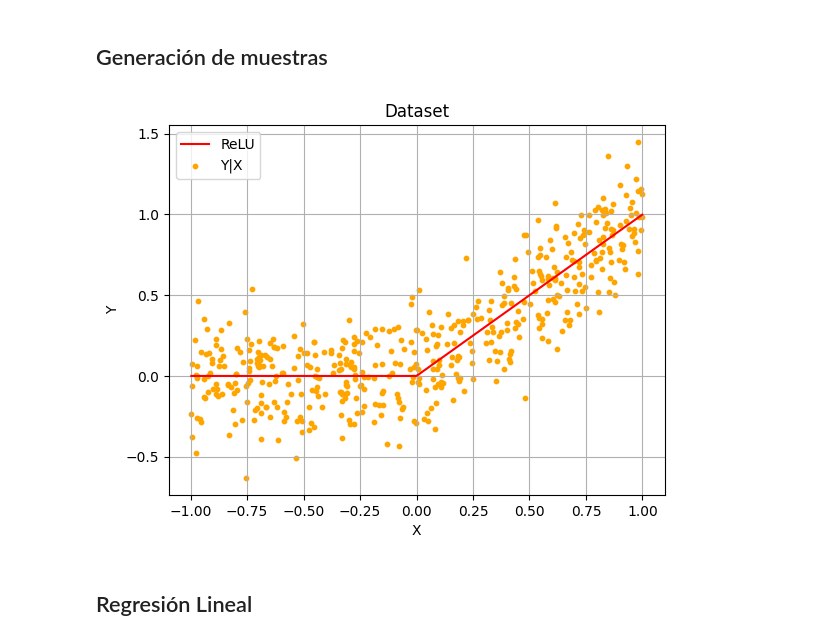
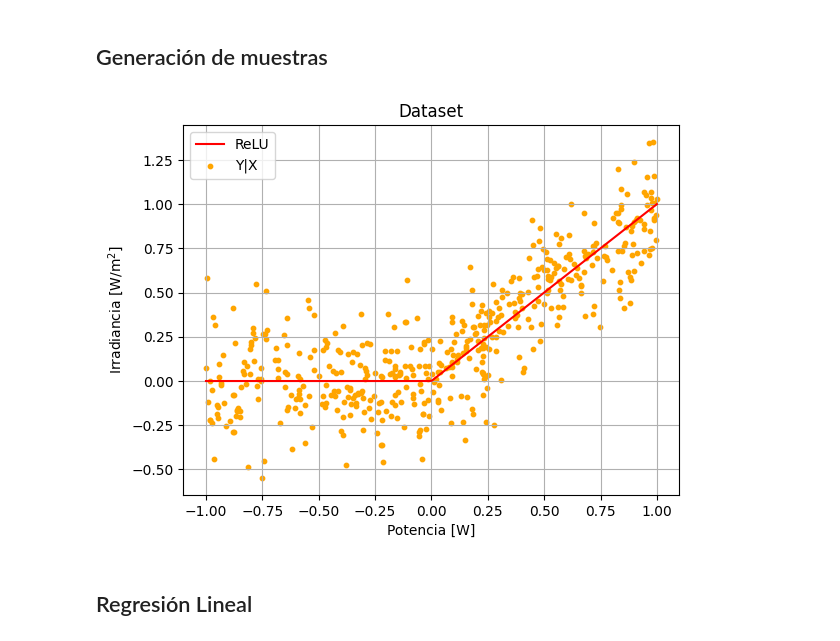
Before and after one commit to Jsar9/Signal-Processing-Workshop, a Jupyter notebook: TPs/TP1.ipynb, the cells around one changed output. Drawn from its saved outputs; the diff is of its cells as text; code cells hidden in the pictures.

```diff
--- a/TPs/TP1.ipynb
+++ b/TPs/TP1.ipynb
@@ -15,35 +15,35 @@ def relu(x) :
 # %%
 #Se genera el dataset
 N=500
 a = -1
 b = 1
 sigma = np.sqrt(0.04)
 
 x =np.random.uniform(a,b,N)
 r = relu(x)
 y_x = np.random.normal(r,sigma,N)
 
 
 
 
 #Se ordenan los pares de datos para poder graficarlos utilizando plot() en vez de scatter
 sorted_indices = np.argsort(x)
 
 x_sorted = np.array(x)[sorted_indices]
 r_sorted = np.array(r)[sorted_indices]
 
 #Se grafican los datos
 plt.plot(x_sorted,r_sorted, label = 'ReLU', color = 'red')
 plt.scatter(x,y_x, label = 'Y|X', s =10, color = 'orange')
 plt.title('Dataset')
 #plt.xlim(-1,1)
 #plt.ylim(-0.7,1.5)
-plt.xlabel('X')
-plt.ylabel('Y')
+plt.xlabel(r"Potencia [W]")
+plt.ylabel(r"Irradiancia [W/m$^2$]")
 plt.legend()
 plt.grid()
 # %% [output]
-[figure, old version]
+[figure, new version]
 # %% [markdown]
 ## Regresión Lineal
 # %% [markdown]
```
Also changed, not shown: parts of 3 cells of this notebook.
